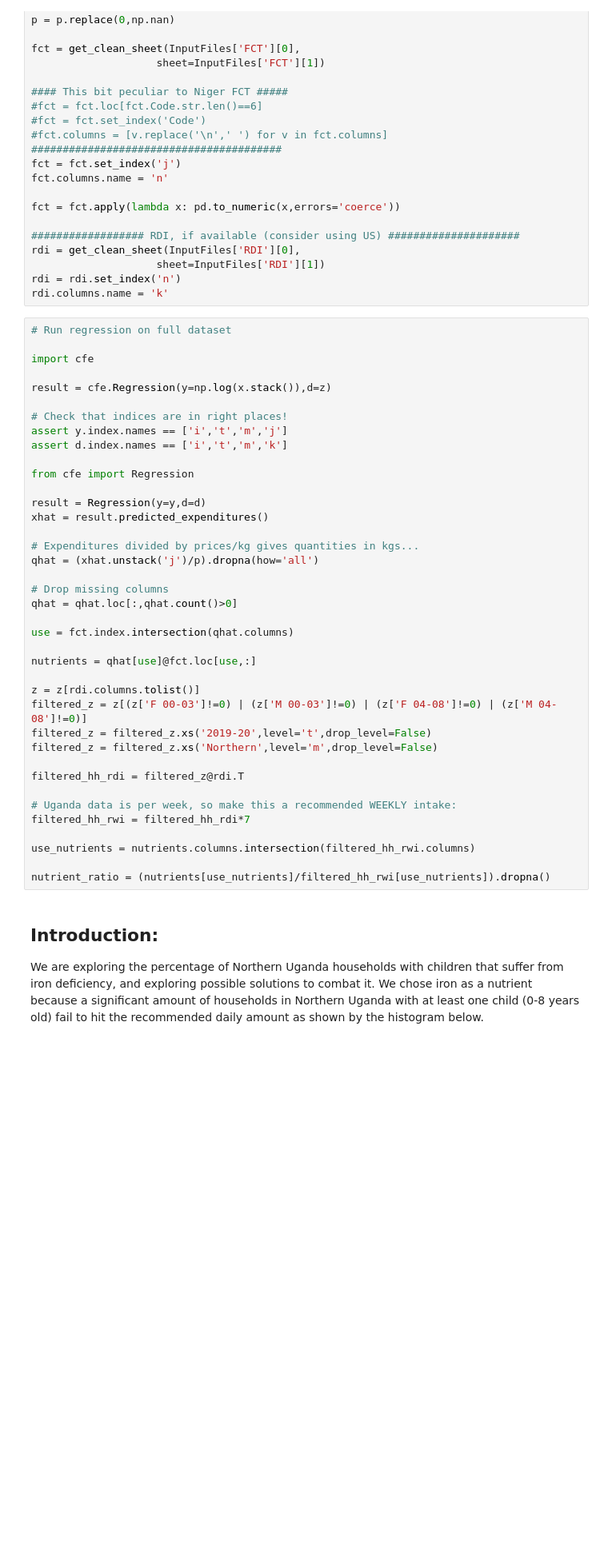
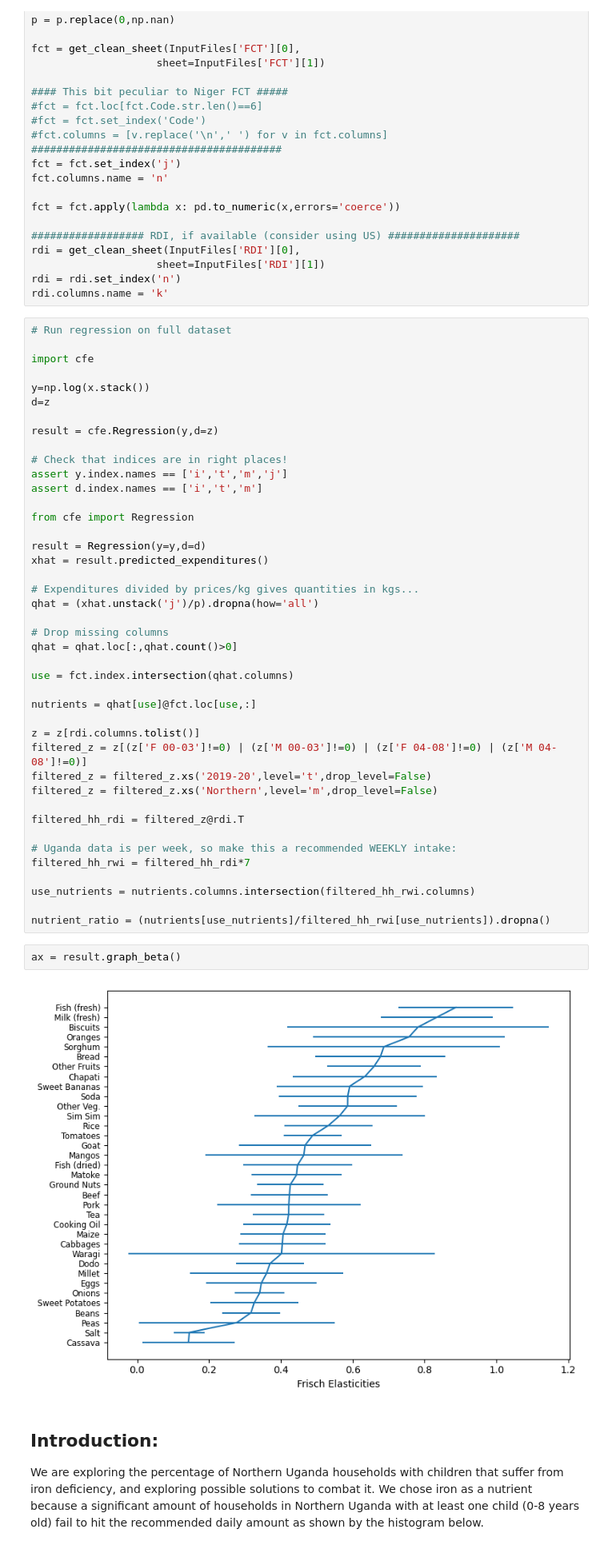
Before and after one commit to chrisgnicholas/team_Luther_Tweetan, a Jupyter notebook: Intro_Beans.ipynb, the cells around one changed output. Shown: that part at 80% size. Saved outputs shown, nothing was run; the diff lists cells and outputs as text; blank space fills up the shorter version.

```diff
--- a/Intro_Beans.ipynb
+++ b/Intro_Beans.ipynb
@@ -94,11 +94,14 @@ rdi.columns.name = 'k'
 
 import cfe
 
-result = cfe.Regression(y=np.log(x.stack()),d=z)
+y=np.log(x.stack())
+d=z
+
+result = cfe.Regression(y,d=z)
 
 # Check that indices are in right places!
 assert y.index.names == ['i','t','m','j']
-assert d.index.names == ['i','t','m','k']
+assert d.index.names == ['i','t','m']
 
 from cfe import Regression
 
@@ -128,6 +131,10 @@ filtered_hh_rwi = filtered_hh_rdi*7
 use_nutrients = nutrients.columns.intersection(filtered_hh_rwi.columns)
 
 nutrient_ratio = (nutrients[use_nutrients]/filtered_hh_rwi[use_nutrients]).dropna()
+# %%
+ax = result.graph_beta()
+# %% [output]
+[figure, added]
 # %% [markdown]
 ## Introduction:
 
```
Also changed, not shown: parts of 1 cell of this notebook, 17 other files.
